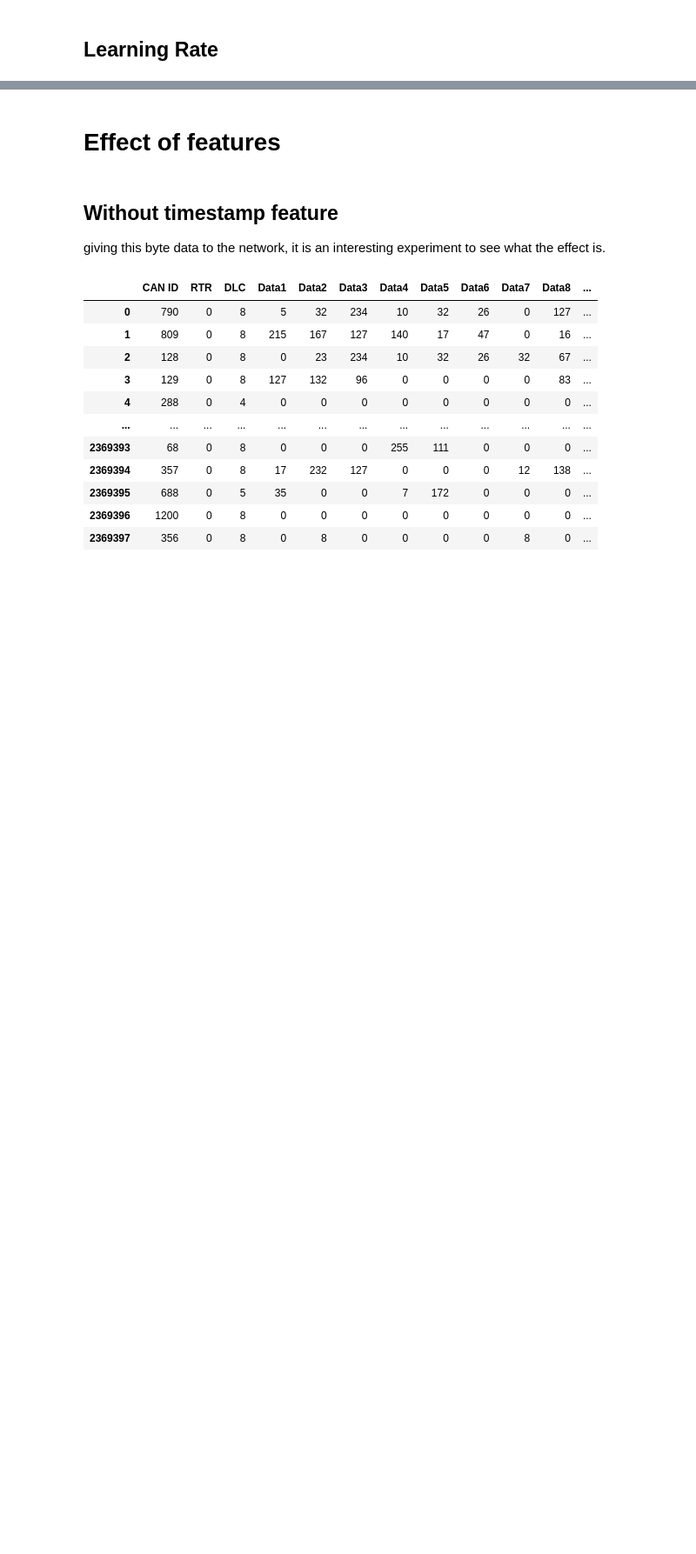
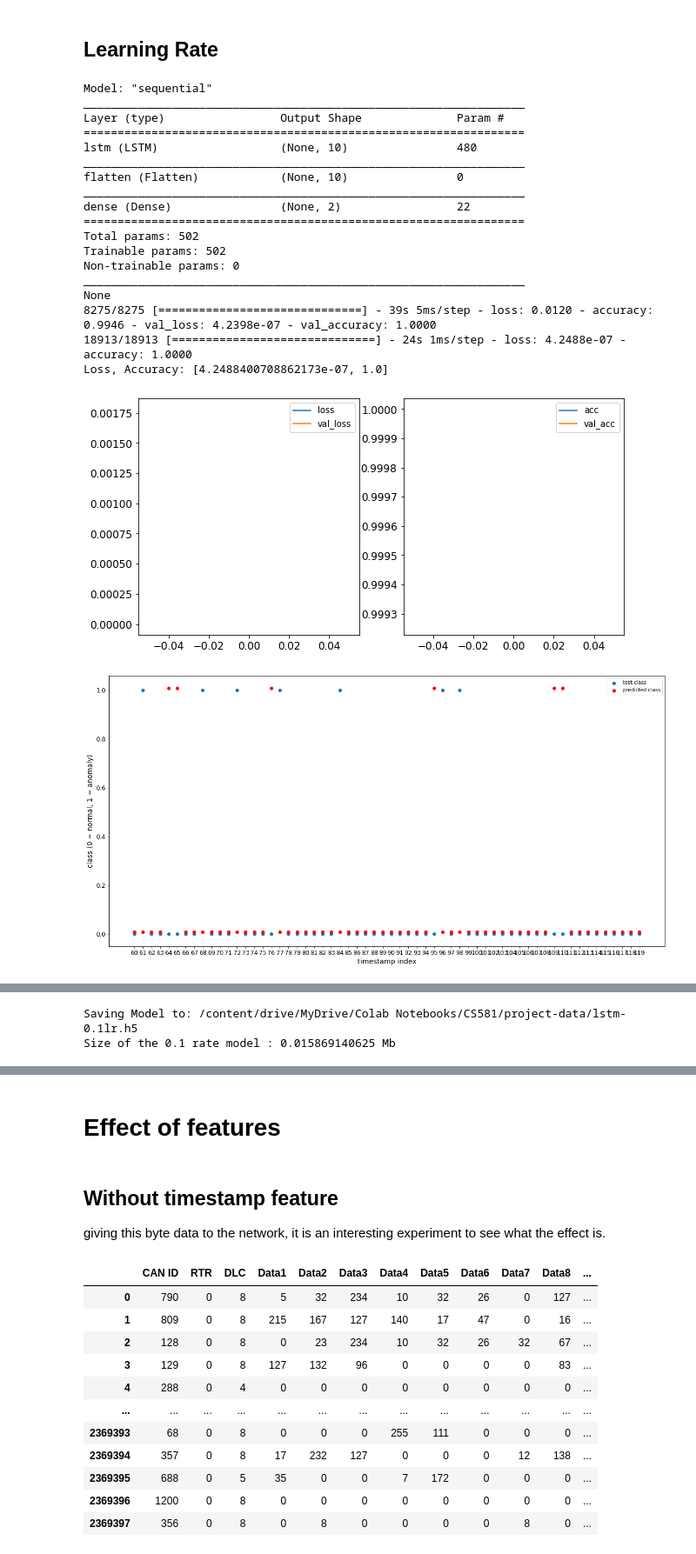
Before and after one commit to mehrotrasan16/CS581-CAN-DO-Project, a Jupyter notebook: code/LSTM_CAN_Data.ipynb, the cells around one changed output, grey strips where cells are left out. Shown: that part at 87% size. Cells and saved outputs as stored; diff of their text form; code cells hidden in the pictures; blank space fills up the shorter version.

```diff
--- a/code/LSTM_CAN_Data.ipynb
+++ b/code/LSTM_CAN_Data.ipynb
@@ -819,2 +694,76 @@ In this section we experiment with ranges of 4 values of different hyper paramet
 # %% [markdown]
 ## Learning Rate
+# %%
+learning_rate = [0.01,0.025,0.1]
+for lr in learning_rate:
+    tf.keras.backend.clear_session()
+    rnnmodel = keras.models.Sequential([
+    keras.layers.LSTM(10,input_shape=[X_train.shape[1],1]),
+    keras.layers.Flatten(),
+    keras.layers.Dense(2, activation='sigmoid')
+    ])
+    rnnmodel.compile(optimizer=keras.optimizers.Adam(learning_rate=lr),
+                loss=tf.keras.losses.SparseCategoricalCrossentropy(),
+                metrics=['accuracy'])
+    print(rnnmodel.summary())
+    tf.keras.utils.plot_model(rnnmodel,show_shapes=True)
+    early_stop=keras.callbacks.EarlyStopping(monitor='loss',patience=10)
+
+    rnnhistory = rnnmodel.fit(X_train,y_train,
+                            epochs=1,
+                            batch_size=256,
+                            validation_data=(X_valid,y_valid),
+                            callbacks=[early_stop])
+    scores = rnnmodel.evaluate(X_test,y_test)
+    print(f"Loss, Accuracy: {scores}")
+    plt.subplot(1,2,1)
+    plt.plot(rnnhistory.history["loss"])
+    plt.plot(rnnhistory.history["val_loss"])
+    plt.legend(('loss','val_loss'))
+    plt.subplot(1,2,2)
+    plt.plot(rnnhistory.history["accuracy"])
+    plt.plot(rnnhistory.history["val_accuracy"])
+    plt.legend(('acc','val_acc'))
+
+    plt.gcf().set_size_inches((10,5))
+    plt.show()
+
+    y_pred = rnnmodel.predict(X_test)
+
+    plot_min=60
+    plot_max =120
+    plt.scatter(range(plot_min,plot_max),y_test[plot_min:plot_max])
+    plt.scatter(range(plot_min,plot_max),[y_pred[i].argmax()+0.009 for i in range(len(y_pred[plot_min:plot_max]))],c=['r'])
+    plt.legend(('test class','predicted class'))
+    plt.xlabel('timestamp index')
+    plt.ylabel('class (0 = normal, 1 = anomaly)')
+    plt.xticks(ticks=range(plot_min, plot_max))
+    plt.gcf().set_size_inches((20,10))
+    # plt.gcf().autofmt_xdate()
+    plt.show()
+
+    saved_model_dir = '/content/drive/MyDrive/Colab Notebooks/CS581/project-data/'
+    rnnmodel.save(saved_model_dir + f"lstm-{lr}lr.h5",include_optimizer=False)
+    print(f"Saving Model to: {saved_model_dir}lstm-{lr}lr.h5")
+    print(f'Size of the {lr} rate model : {os.path.getsize(saved_model_dir + f"lstm-{lr}lr.h5")/float(2**20)} Mb')
+# %% [output]
+Model: "sequential"
+_________________________________________________________________
+Layer (type)                 Output Shape              Param #
+=================================================================
+lstm (LSTM)                  (None, 10)                480
+_________________________________________________________________
+flatten (Flatten)            (None, 10)                0
+_________________________________________________________________
+dense (Dense)                (None, 2)                 22
+=================================================================
+Total params: 502
+Trainable params: 502
+Non-trainable params: 0
+_________________________________________________________________
+None
+8275/8275 [==============================] - 39s 5ms/step - loss: 0.0120 - accuracy: 0.9946 - val_loss: 4.2398e-07 - val_accuracy: 1.0000
+18913/18913 [==============================] - 24s 1ms/step - loss: 4.2488e-07 - accuracy: 1.0000
+Loss, Accuracy: [4.2488400708862173e-07, 1.0]
+[figure, added]
+[figure, added]
@@ -820,0 +814,2 @@ In this section we experiment with ranges of 4 values of different hyper paramet
+Saving Model to: /content/drive/MyDrive/Colab Notebooks/CS581/project-data/lstm-0.1lr.h5
+Size of the 0.1 rate model : 0.015869140625 Mb
```
Also changed, not shown: parts of 190 cells of this notebook.
